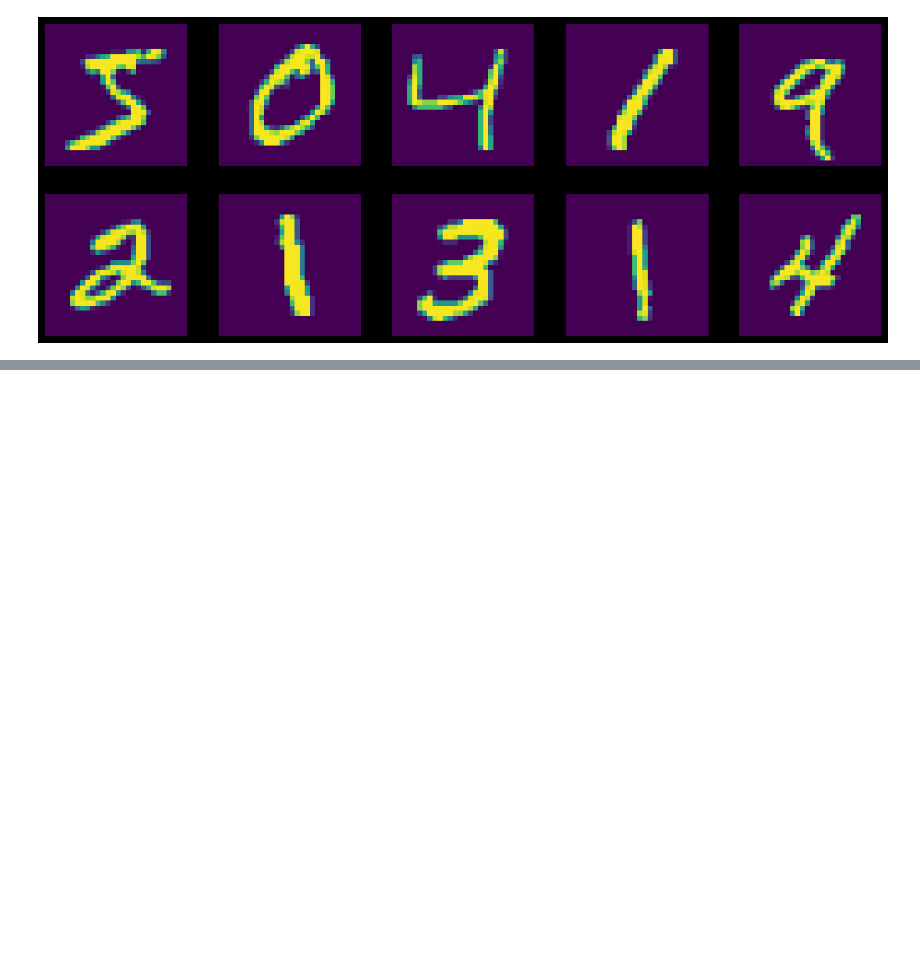
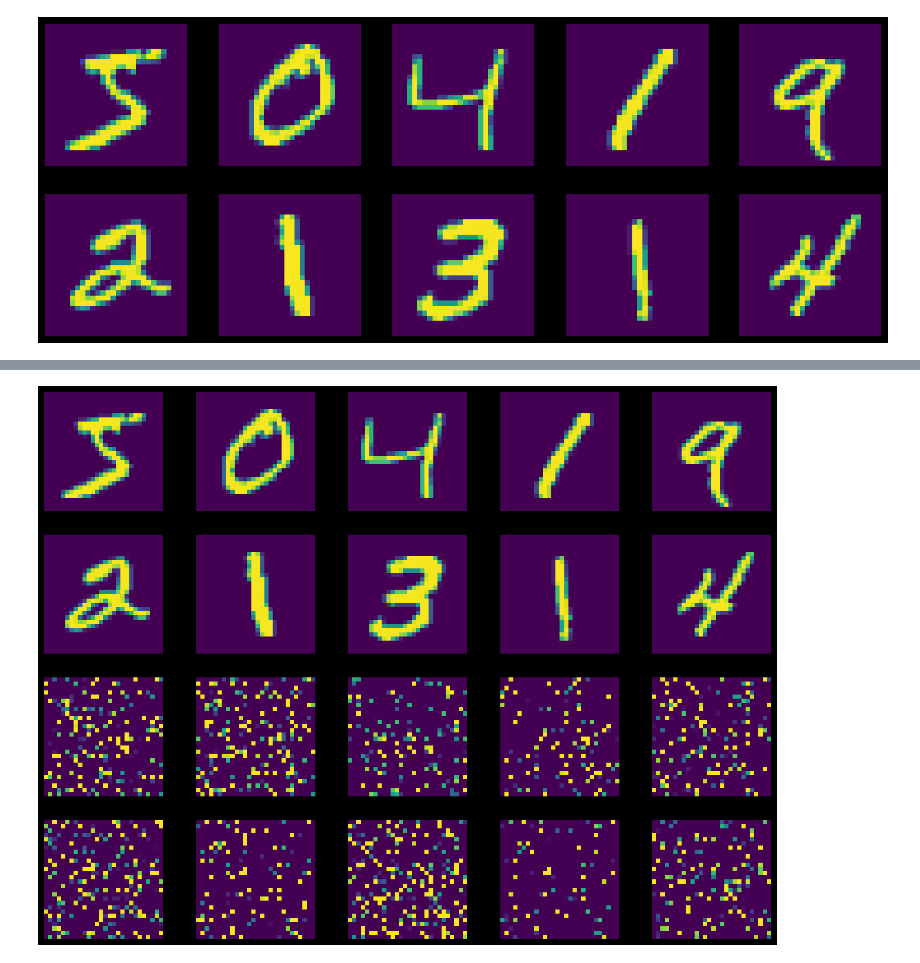
Before and after one commit to honalele/Fast-AI, a Jupyter notebook: 06_convNN.ipynb, the cells around one changed output, grey strips where cells are left out. Saved outputs shown, nothing was run; the diff lists cells and outputs as text; code cells hidden in the pictures; blank space fills up the shorter version.

Commit message:
convnn train and test

```diff
--- a/06_convNN.ipynb
+++ b/06_convNN.ipynb
@@ -78,0 +194,17 @@ for i in range(10):
+# %%
+perm = torch.randperm(784)
+plt.figure(figsize=(16, 12))
+for i in range(10):
+    image, _ = train_loader.dataset.__getitem__(i)
+    # permute pixels
+    image_perm = image.view(-1, 28*28).clone()
+    image_perm = image_perm[:, perm]
+    image_perm = image_perm.view(-1, 1, 28, 28)
+    plt.subplot(4, 5, i + 1)
+    plt.imshow(image.squeeze().numpy())
+    plt.axis('off')
+    plt.subplot(4, 5, i + 11)
+    plt.imshow(image_perm.squeeze().numpy())
+    plt.axis('off')
+# %% [output]
+[figure, added]
```
Also changed, not shown: parts of 6 cells of this notebook.
